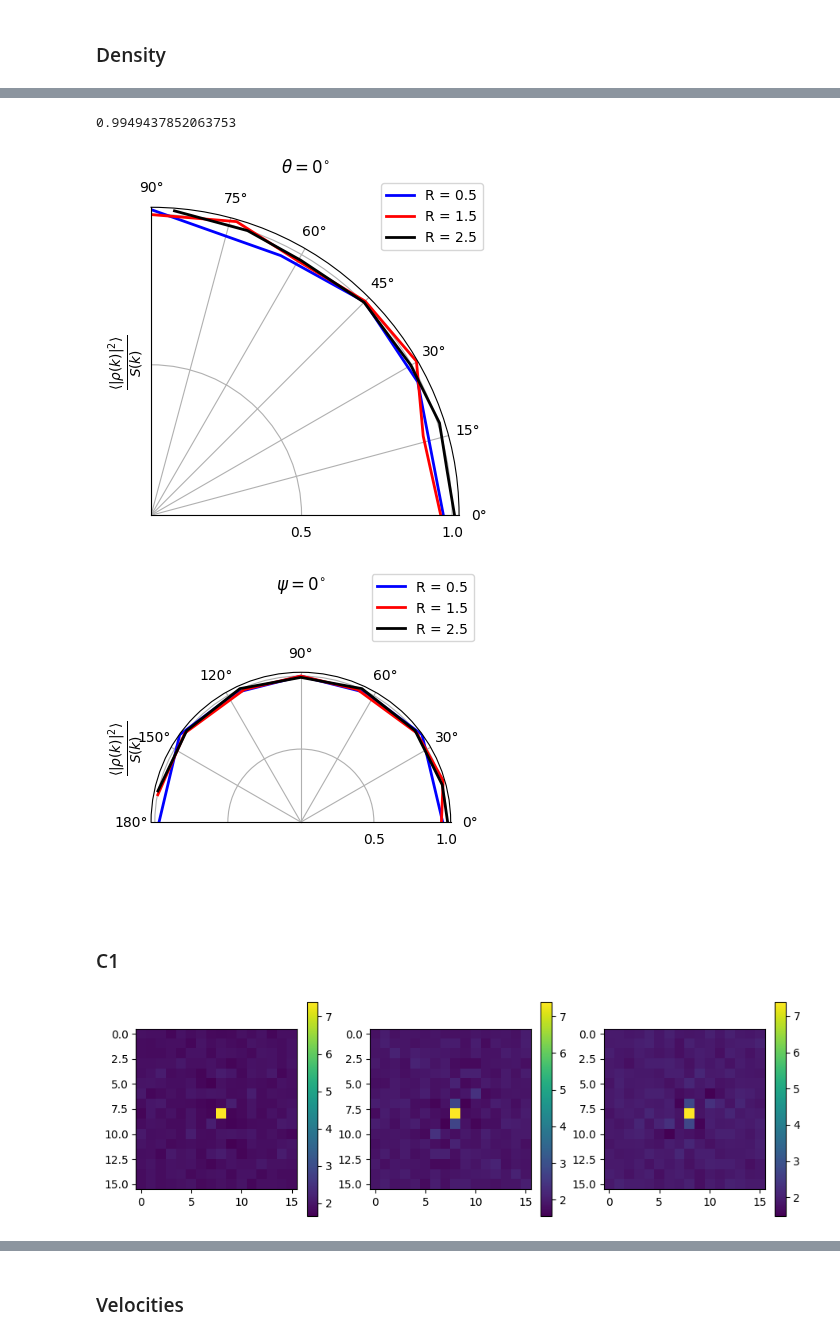
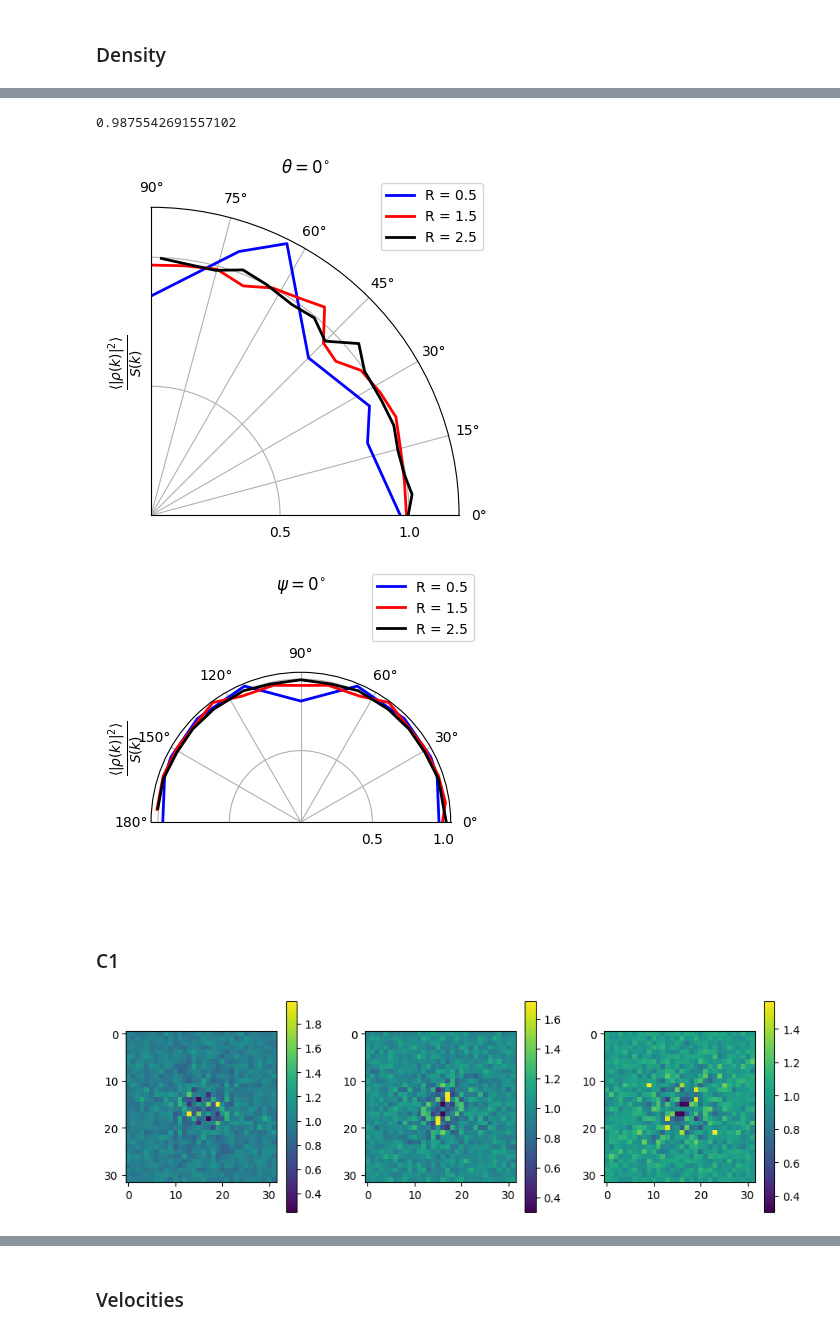
Before and after one commit to uschille/LBMeX, a Jupyter notebook: src_lbm/binary/analysis.ipynb, the cells around one changed output, grey strips where cells are left out. Cells and saved outputs as stored; diff of their text form; code cells hidden in the pictures.

```diff
--- a/src_lbm/binary/analysis.ipynb
+++ b/src_lbm/binary/analysis.ipynb
@@ -8,17 +8,17 @@ from numba import njit
 import plotly.graph_objects as go
 # %%
 savedir = "./"
-L = 16
+L = 32
 binsize = L//2
 correlated = True
 
-kappa = 0.0
+kappa = 0.01
 kbt = 1e-7
 u0 = 0
 cs2 = 1/3
 gamma = 5.0
-chi = 0.5
-T = 0.4
+chi = 0.4
+T = 0.25
 rho0 = 1.0
 phi0 = 0.0
 
@@ -39,7 +39,7 @@ def cs2k(kx, ky, kz, density, C0):
     thermal_cs2 = model_cs2(density, C0)
     k2 = lattice_fourier_laplacian(kx, ky, kz)
     if correlated:
-        out = thermal_cs2 + 2*k2*kappa*(density - C0)
+        out = thermal_cs2 + k2*kappa
     else:
         out = thermal_cs2
     return out
@@ -55,7 +55,7 @@ def mu_ck(kx, ky, kz, density, C0):
     ref_state = mu_c(density, C0)
     k2 = lattice_fourier_laplacian(kx, ky, kz)
     if correlated:
-        out = ref_state + 4*kappa*k2*C0
+        out = ref_state + kappa*k2
     else:
         out = ref_state
     return out
@@ -151,7 +151,7 @@ def make_bins(to_bin1, binsize, to_bin2 = None):
 # %% [markdown]
 ## Equilibration ratios
 # %%
-idx = -1
+idx = 1
 rho_data = 1.0
 C1_data = 0.0
 ts = yt.load(savedir+"SF_plt_mag*")
@@ -223,7 +251,7 @@ fig.tight_layout()
 # %%
 print(np.mean(y[1:]))
 # %% [output]
-0.9949437852063753
+0.9875542691557102
 # %%
 sz = 4
 fig, tax = plt.subplots(1, 1, figsize = (sz, sz), subplot_kw={'projection': 'polar'})
@@ -274,38 +302,38 @@ for d in data:
 
 fig.tight_layout()
 # %% [output]
-[figure, old version]
+[figure, new version]
-[figure, old version]
+[figure, new version]
 # %% [markdown]
 ### C1
 # %%
 freqs = fft.fftshift(fft.fftfreq(L))
 kx, ky, kz = np.meshgrid(*tuple([2*np.pi*freqs for L in [L, L, L]]), indexing='ij')
 k2 = lattice_fourier_laplacian(kx, ky, kz)
-experiment_muck = mu_ck(kx, ky, kz, 1.0, 0.5)
+experiment_muck = mu_ck(kx, ky, kz, 1.0, 0.0)
 data = [np.array(ad[('boxlib', 'struct_fact_phi_phi')]).reshape(L, L, L)]
 
 test = data[0].copy()
 # test[slc] *= 3*T
 
 fig, axs = plt.subplots(1, 3, figsize = (9, 3))
 
 ax = axs[0]
 test *= (experiment_muck)
 im = ax.imshow(test[L//2, :, :])
 plt.colorbar(im, ax = ax)
 
 ax = axs[1]
 im = ax.imshow(test[:, L//2, :])
 plt.colorbar(im, ax = ax)
 
 ax = axs[2]
 im = ax.imshow(test[:, :, L//2])
 plt.colorbar(im, ax = ax)
 
 fig.tight_layout()
 # %% [output]
-[figure, old version]
+[figure, new version]
 # %%
 data = [np.array(ad[('boxlib', 'struct_fact_phi_phi')]).reshape(L, L, L)]
 
```
Also changed, not shown: parts of 9 cells of this notebook, 4 other files.
